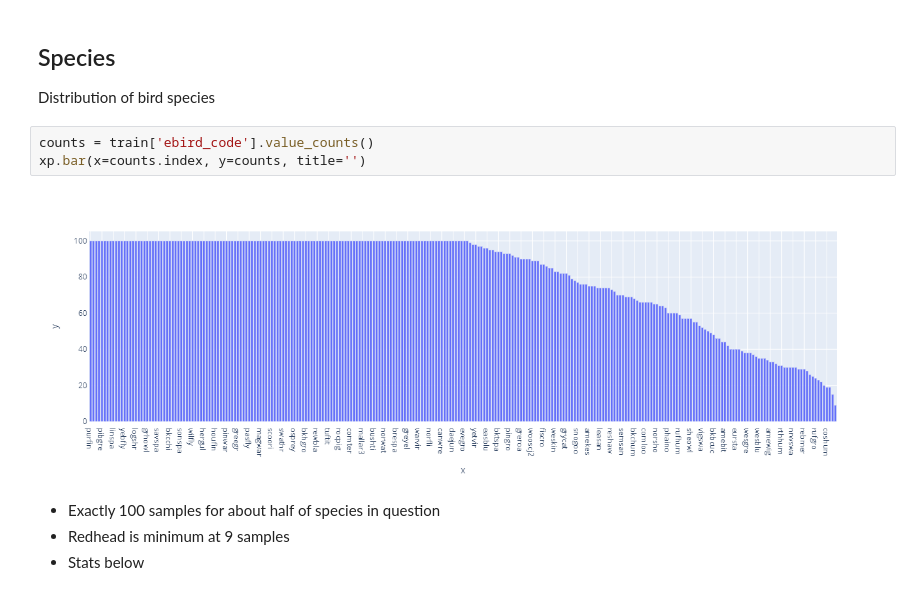
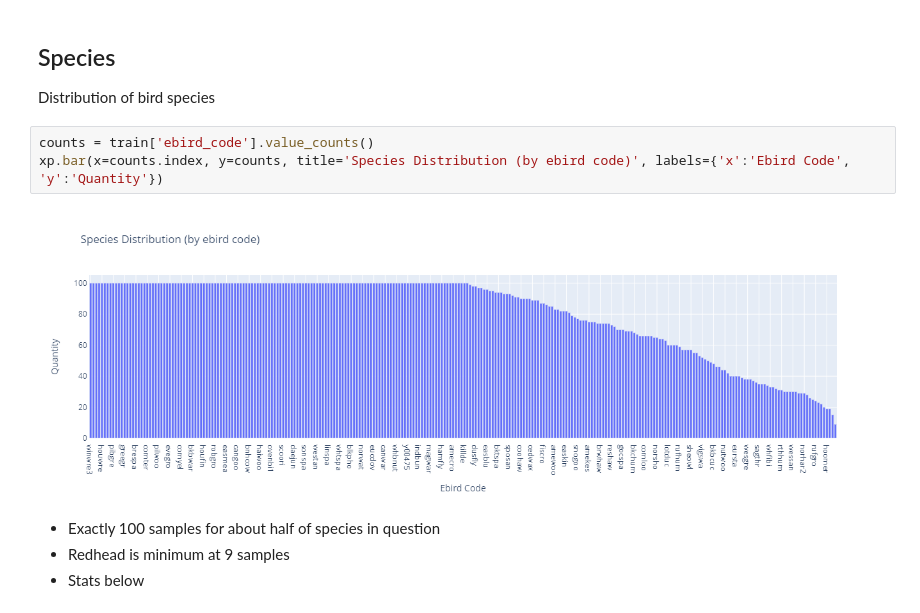
Before and after one commit to CSLukeW/Birdcall-Identification-EDA-FA, a Jupyter notebook: Notebooks/eda.ipynb, the cells around one changed output. Saved outputs shown, nothing was run; the diff lists cells and outputs as text.

Commit message:
Labeling Changes

```diff
--- a/Notebooks/eda.ipynb
+++ b/Notebooks/eda.ipynb
@@ -68,9 +67,9 @@ fig.show()
 Distribution of bird species
 # %%
 counts = train['ebird_code'].value_counts()
-xp.bar(x=counts.index, y=counts, title='')
+xp.bar(x=counts.index, y=counts, title='Species Distribution (by ebird code)', labels={'x':'Ebird Code', 'y':'Quantity'})
 # %% [output]
-[figure, old version]
+[figure, new version]
 # %% [markdown]
 - Exactly 100 samples for about half of species in question
 - Redhead is minimum at 9 samples
```
Also changed, not shown: parts of 3 cells of this notebook.
